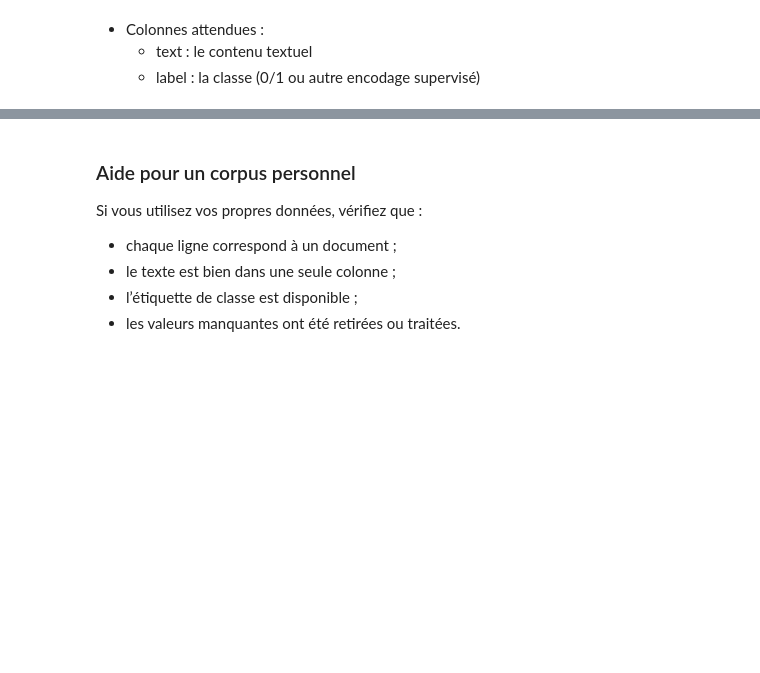
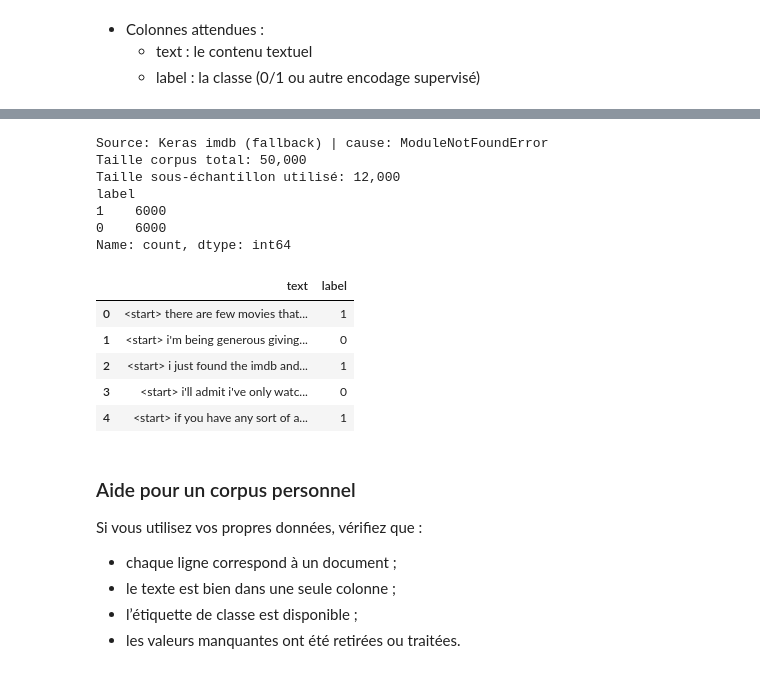
Before and after one commit to mar1shell/ENSAMC-CS-AI, a Jupyter notebook: Semester-4/Text-Mining/workshops/workshop-6/MAROUANE EL-HAMDAOUI - TP_Representation_Texte_Classification.ipynb, the cells around one changed output, grey strips where cells are left out. Drawn from its saved outputs; the diff is of its cells as text; code cells hidden in the pictures; blank space fills up the shorter version.

```diff
--- a/Semester-4/Text-Mining/workshops/workshop-6/MAROUANE EL-HAMDAOUI - TP_Representation_Texte_Classification.ipynb
+++ b/Semester-4/Text-Mining/workshops/workshop-6/MAROUANE EL-HAMDAOUI - TP_Representation_Texte_Classification.ipynb
@@ -116,16 +116,34 @@ Ce dataset est **idéal pour comparer les méthodes** car :
     - text : le contenu textuel
     - label : la classe (0/1 ou autre encodage supervisé)
 # %%
-from datasets import load_dataset
+# Chargement prioritaire via Hugging Face, avec fallback Keras IMDb si indisponible.
+try:
+    from datasets import load_dataset
 
-# Chargement IMDb depuis Hugging Face
-imdb = load_dataset("imdb")
-train_df = imdb["train"].to_pandas()
-test_df = imdb["test"].to_pandas()
+    imdb = load_dataset("imdb")
+    train_df = imdb["train"].to_pandas()
+    test_df = imdb["test"].to_pandas()
+    full_df = pd.concat([train_df, test_df], ignore_index=True)
+    full_df = full_df[["text", "label"]].dropna().reset_index(drop=True)
+    source_corpus = "HuggingFace imdb"
+except Exception as e:
+    from tensorflow.keras.datasets import imdb as keras_imdb
 
-# Fusion train+test pour garder un protocole unique ensuite
-full_df = pd.concat([train_df, test_df], ignore_index=True)
-full_df = full_df[["text", "label"]].dropna().reset_index(drop=True)
+    # Limiter le vocabulaire à 20k mots pour un texte reconstruit stable.
+    (x_train, y_train_arr), (x_test, y_test_arr) = keras_imdb.load_data(num_words=20000)
+    word_index = keras_imdb.get_word_index()
+    index_to_word = {idx + 3: word for word, idx in word_index.items()}
+    index_to_word[0] = "<pad>"
+    index_to_word[1] = "<start>"
+    index_to_word[2] = "<unk>"
+
+    def decode_review(tokens):
+        return " ".join(index_to_word.get(i, "<unk>") for i in tokens)
+
+    texts = [decode_review(x) for x in np.concatenate([x_train, x_test])]
+    labels = np.concatenate([y_train_arr, y_test_arr])
+    full_df = pd.DataFrame({"text": texts, "label": labels})
+    source_corpus = f"Keras imdb (fallback) | cause: {type(e).__name__}"
 
 # Sous-échantillon équilibré pour accélérer les expérimentations
 N_SAMPLES = 12000
@@ -134,7 +152,9 @@ df_pos = full_df[full_df["label"] == 1].sample(n=per_class, random_state=42)
 df_neg = full_df[full_df["label"] == 0].sample(n=per_class, random_state=42)
 df = pd.concat([df_pos, df_neg], ignore_index=True).sample(frac=1, random_state=42).reset_index(drop=True)
 
-print(f"Taille corpus total IMDb: {len(full_df):,}")
+print("Source:", source_corpus)
+print(f"Taille corpus total: {len(full_df):,}")
 print(f"Taille sous-échantillon utilisé: {len(df):,}")
 print(df["label"].value_counts())
 df.head()
+# %% [output]
@@ -141,3 +167,16 @@ df.head()
+Source: Keras imdb (fallback) | cause: ModuleNotFoundError
+Taille corpus total: 50,000
+Taille sous-échantillon utilisé: 12,000
+label
+1    6000
+0    6000
+Name: count, dtype: int64
+|  | text | label |
+| 0 | <start> there are few movies that... | 1 |
+| 1 | <start> i'm being generous giving... | 0 |
+| 2 | <start> i just found the imdb and... | 1 |
+| 3 | <start> i'll admit i've only watc... | 0 |
+| 4 | <start> if you have any sort of a... | 1 |
 # %% [markdown]
 ### Aide pour un corpus personnel
 
```
Also changed, not shown: parts of 22 cells of this notebook, 1 other file.
